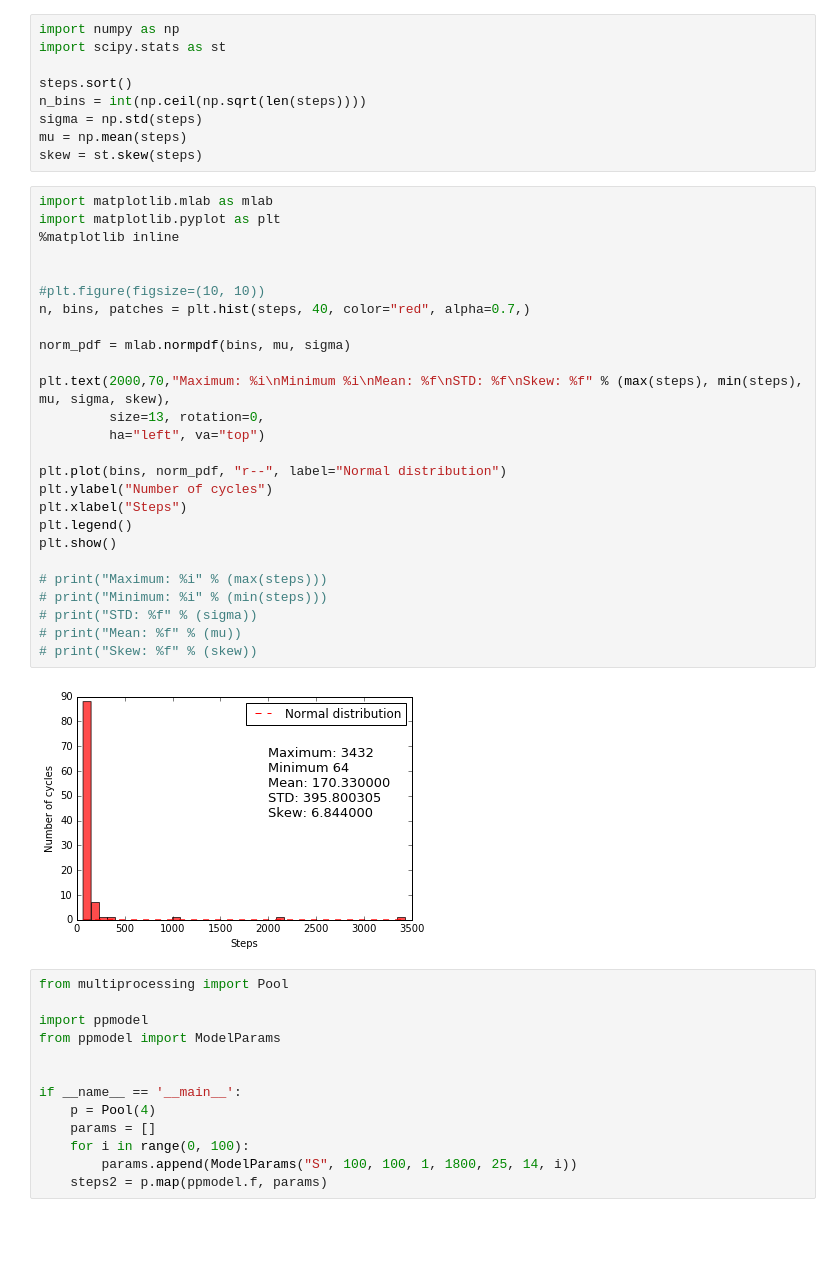
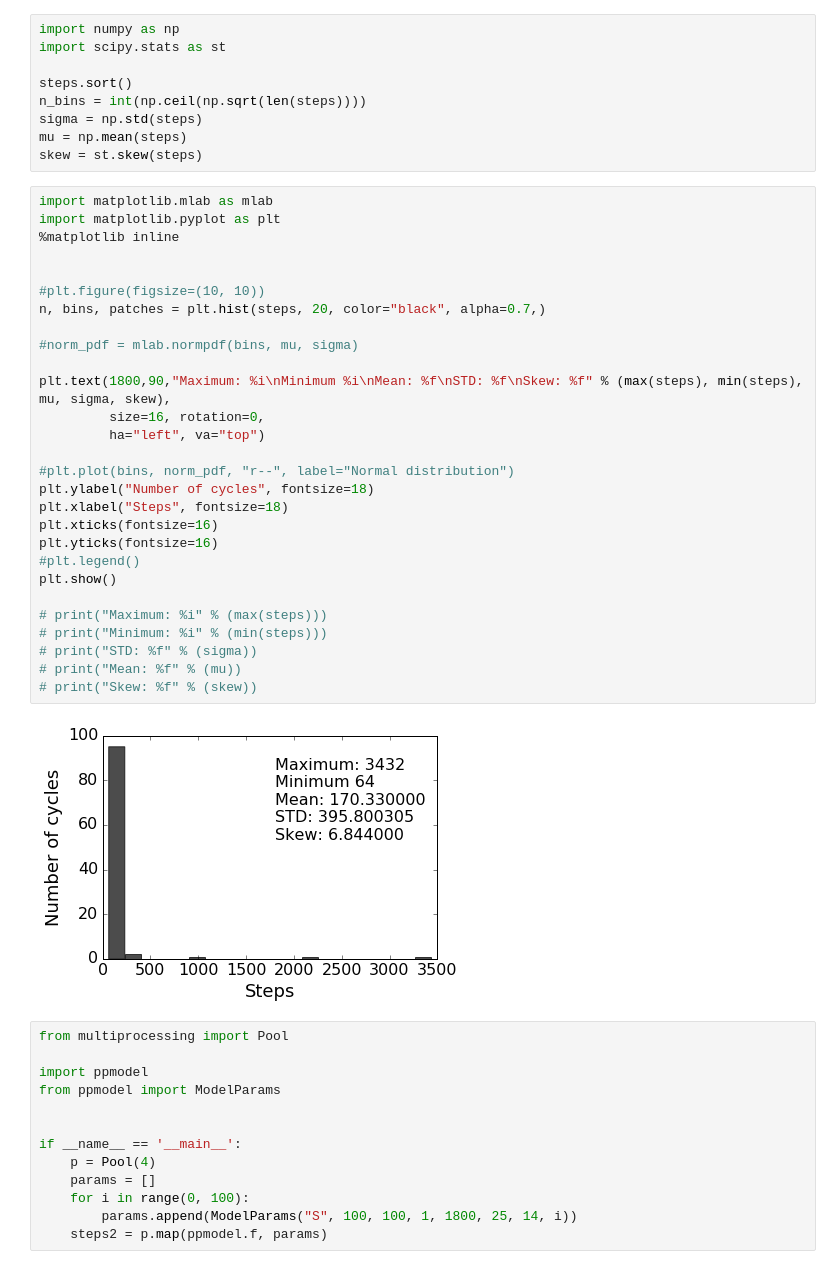
Before and after one commit to Zhuikov/predator-prey, a Jupyter notebook: notebooks/Experiment_5.ipynb, the cells around one changed output. Drawn from its saved outputs; the diff is of its cells as text; blank space fills up the shorter version.

```diff
--- a/notebooks/Experiment_5.ipynb
+++ b/notebooks/Experiment_5.ipynb
@@ -23,31 +23,33 @@ skew = st.skew(steps)
 # %%
 import matplotlib.mlab as mlab
 import matplotlib.pyplot as plt
 %matplotlib inline
 
 
 #plt.figure(figsize=(10, 10))
-n, bins, patches = plt.hist(steps, 40, color="red", alpha=0.7,)
+n, bins, patches = plt.hist(steps, 20, color="black", alpha=0.7,)
 
-norm_pdf = mlab.normpdf(bins, mu, sigma)
+#norm_pdf = mlab.normpdf(bins, mu, sigma)
 
-plt.text(2000,70,"Maximum: %i\nMinimum %i\nMean: %f\nSTD: %f\nSkew: %f" % (max(steps), min(steps), mu, sigma, skew),
-         size=13, rotation=0,
+plt.text(1800,90,"Maximum: %i\nMinimum %i\nMean: %f\nSTD: %f\nSkew: %f" % (max(steps), min(steps), mu, sigma, skew),
+         size=16, rotation=0,
          ha="left", va="top")
 
-plt.plot(bins, norm_pdf, "r--", label="Normal distribution")
-plt.ylabel("Number of cycles")
-plt.xlabel("Steps")
-plt.legend()
+#plt.plot(bins, norm_pdf, "r--", label="Normal distribution")
+plt.ylabel("Number of cycles", fontsize=18)
+plt.xlabel("Steps", fontsize=18)
+plt.xticks(fontsize=16)
+plt.yticks(fontsize=16)
+#plt.legend()
 plt.show()
 
 # print("Maximum: %i" % (max(steps)))
 # print("Minimum: %i" % (min(steps)))
 # print("STD: %f" % (sigma))
 # print("Mean: %f" % (mu))
 # print("Skew: %f" % (skew))
 # %% [output]
-[figure, old version]
+[figure, new version]
 # %%
 from multiprocessing import Pool
 
```
Also changed, not shown: parts of 1 cell of this notebook, 3 other files.
